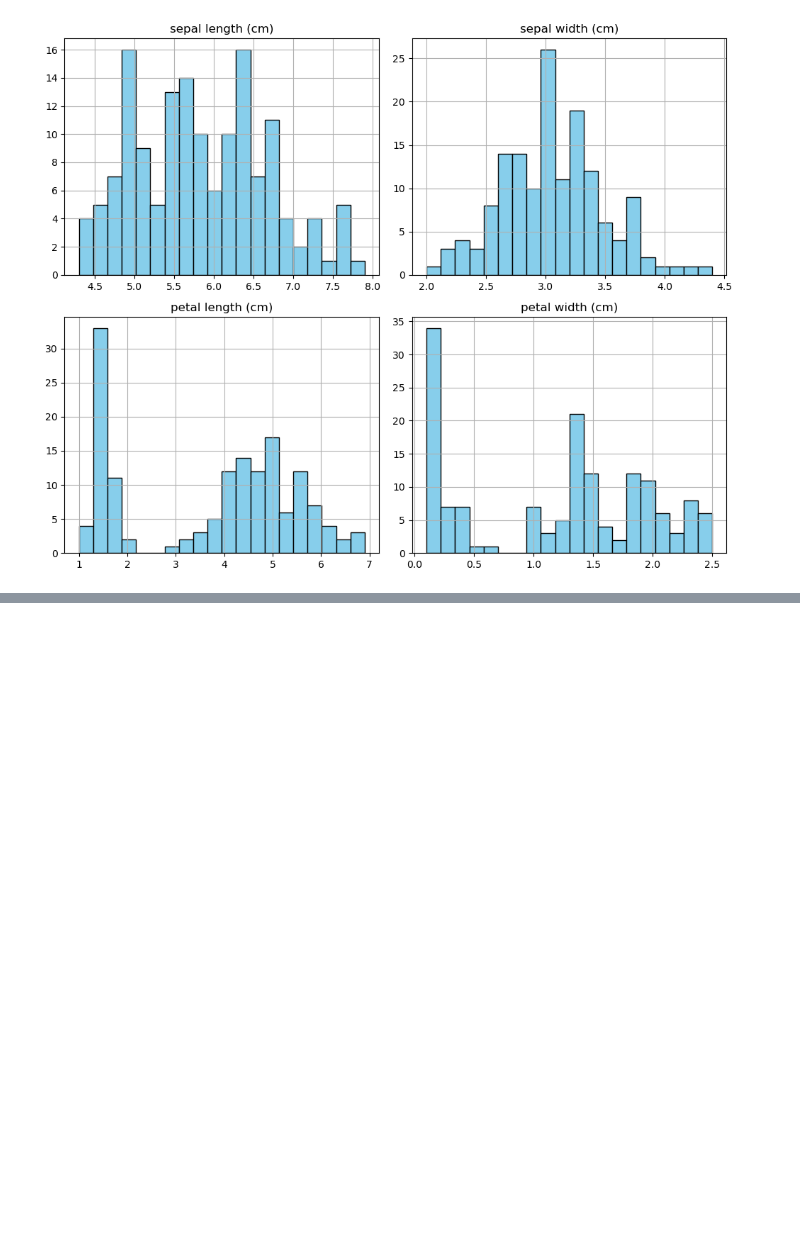
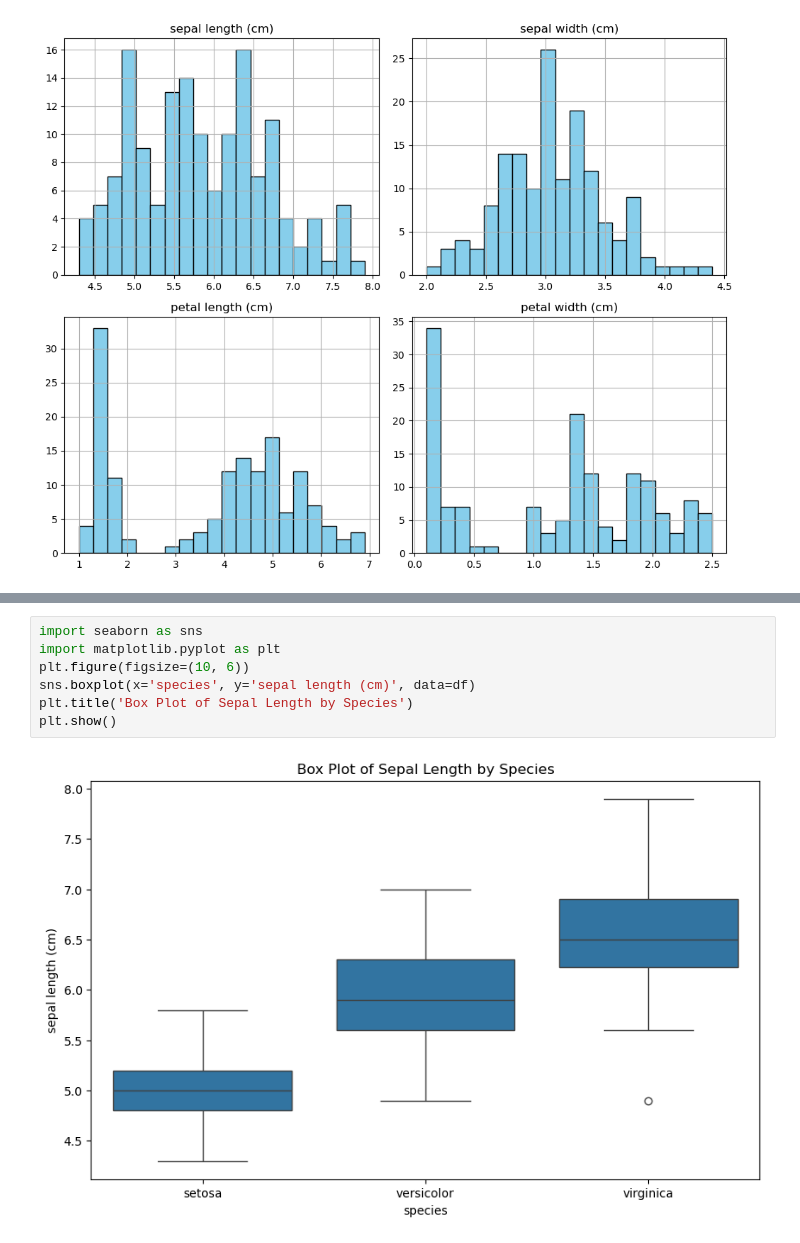
Before and after one commit to bijay-odyssey/Iris-EDA-Project, a Jupyter notebook: Iris_EDA.ipynb, the cells around one changed output, grey strips where cells are left out. Cells and saved outputs as stored; diff of their text form; blank space fills up the shorter version.

```diff
--- a/Iris_EDA.ipynb
+++ b/Iris_EDA.ipynb
@@ -78,0 +95,9 @@ plt.show()
+# %%
+import seaborn as sns
+import matplotlib.pyplot as plt
+plt.figure(figsize=(10, 6))
+sns.boxplot(x='species', y='sepal length (cm)', data=df)
+plt.title('Box Plot of Sepal Length by Species')
+plt.show()
+# %% [output]
+[figure, added]
```
Also changed, not shown: parts of 5 cells of this notebook.
